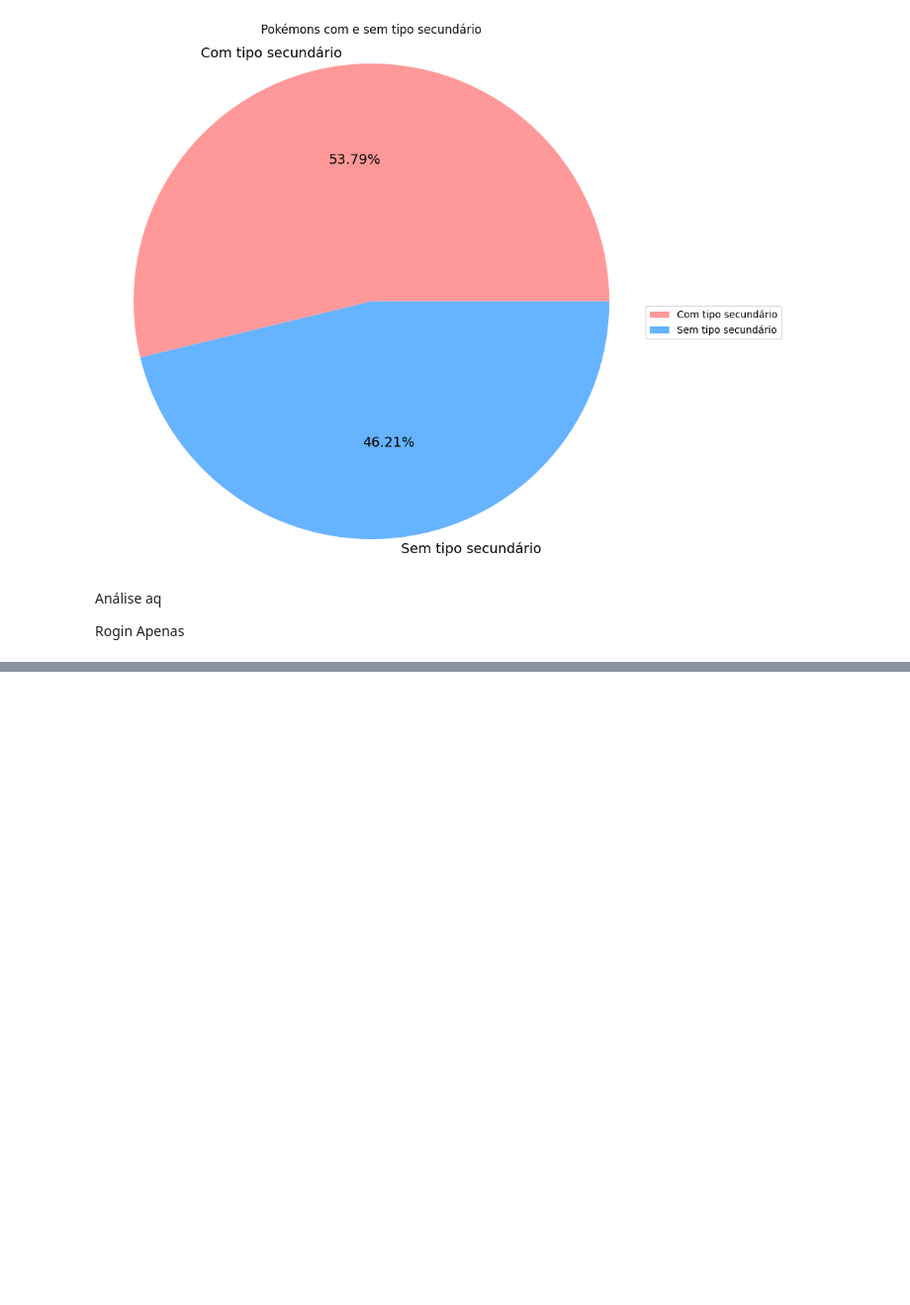
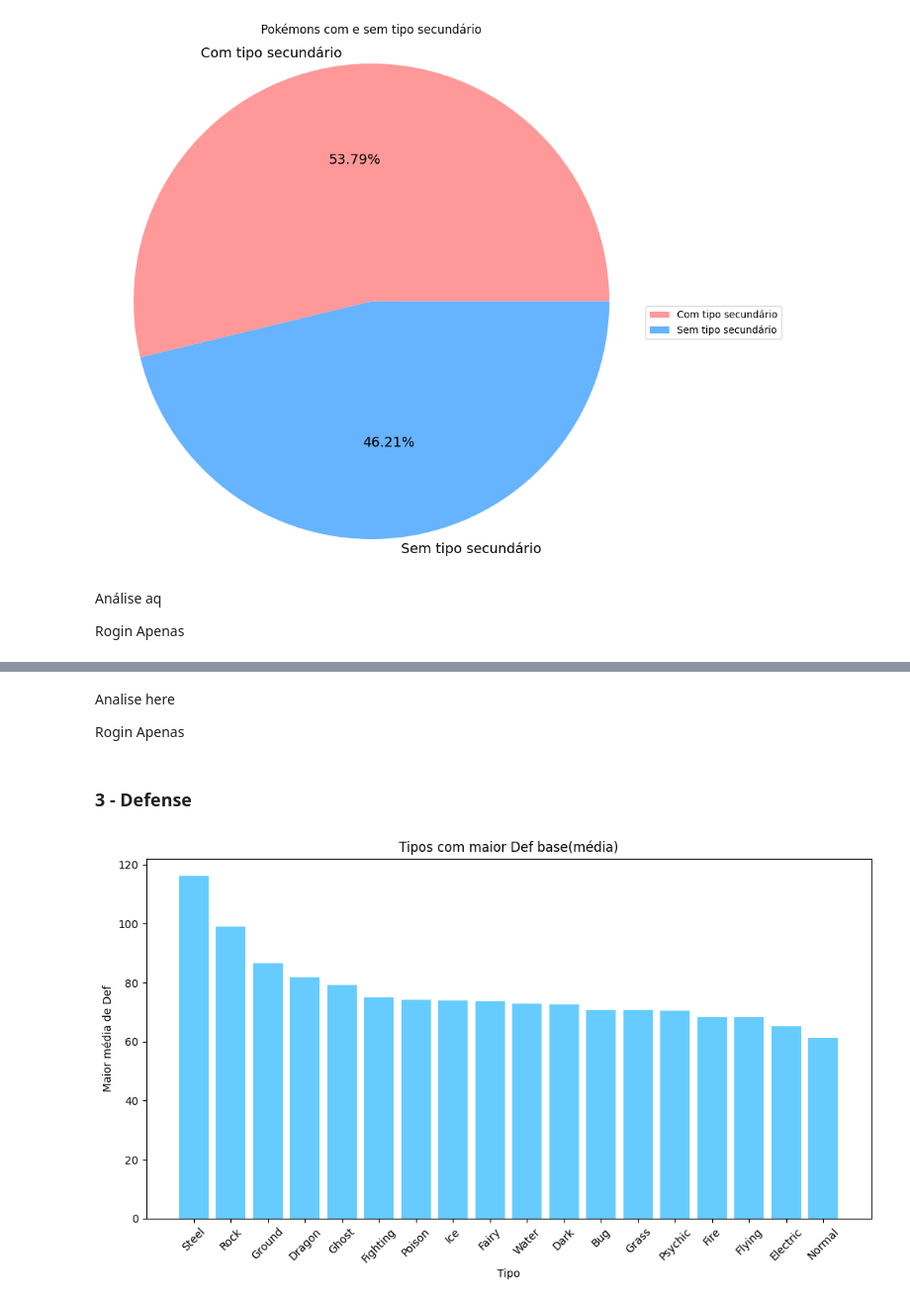
Before and after one commit to RogerFerre1/Projeto_analise_de_dados_Pokemon, a Jupyter notebook: Pokemon.ipynb, the cells around one changed output, grey strips where cells are left out. Shown: that part at 99% size. Cells and saved outputs as stored; diff of their text form; code cells hidden in the pictures; blank space fills up the shorter version.

```diff
--- a/Pokemon.ipynb
+++ b/Pokemon.ipynb
@@ -164,0 +274,18 @@ Rogin Apenas
+# %% [markdown]
+Analise here
+
+Rogin Apenas
+# %% [markdown]
+### 3 - Defense
+# %%
+def_por_tipo = stats_por_tipo['Defense'].sort_values(ascending=False)
+
+plt.figure(figsize=(12, 6))
+plt.bar(def_por_tipo.index, def_por_tipo.values, color='#66CCFF')
+plt.xticks(rotation=45)
+plt.xlabel("Tipo")
+plt.ylabel("Maior média de Def")
+plt.title("Tipos com maior Def base(média)")
+plt.show()
+# %% [output]
+[figure, added]
```
Also changed, not shown: parts of 31 cells of this notebook, 2 other files.
